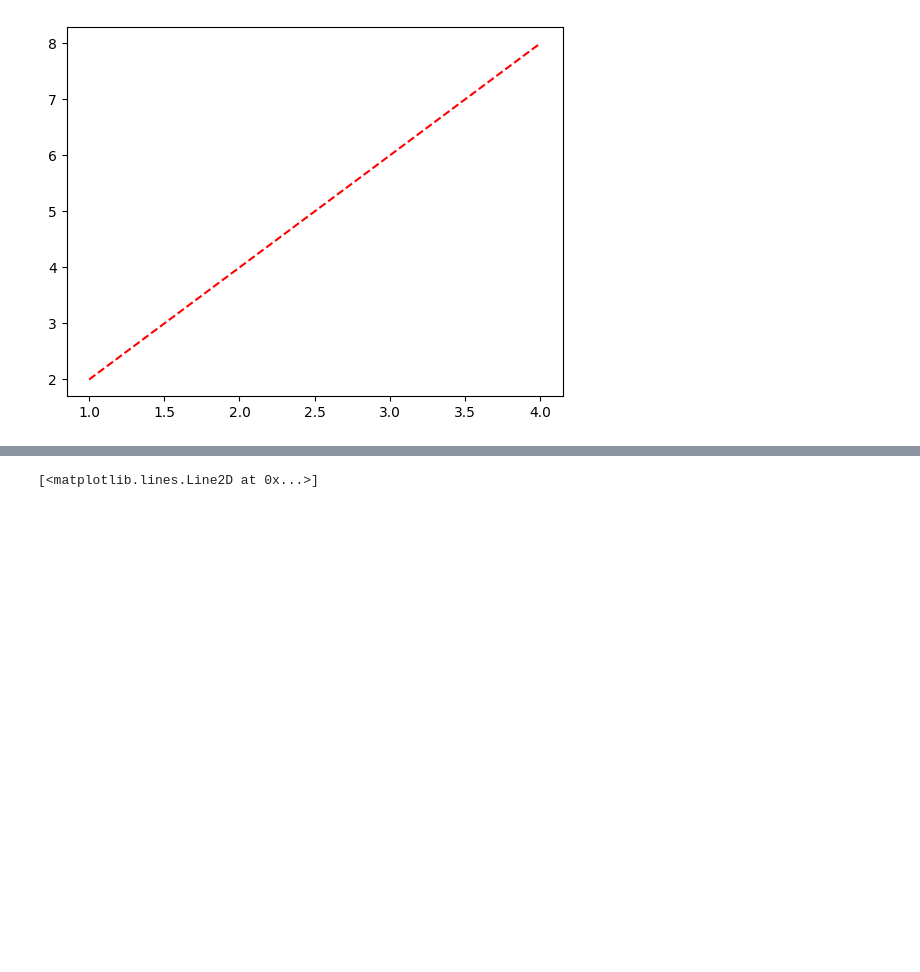
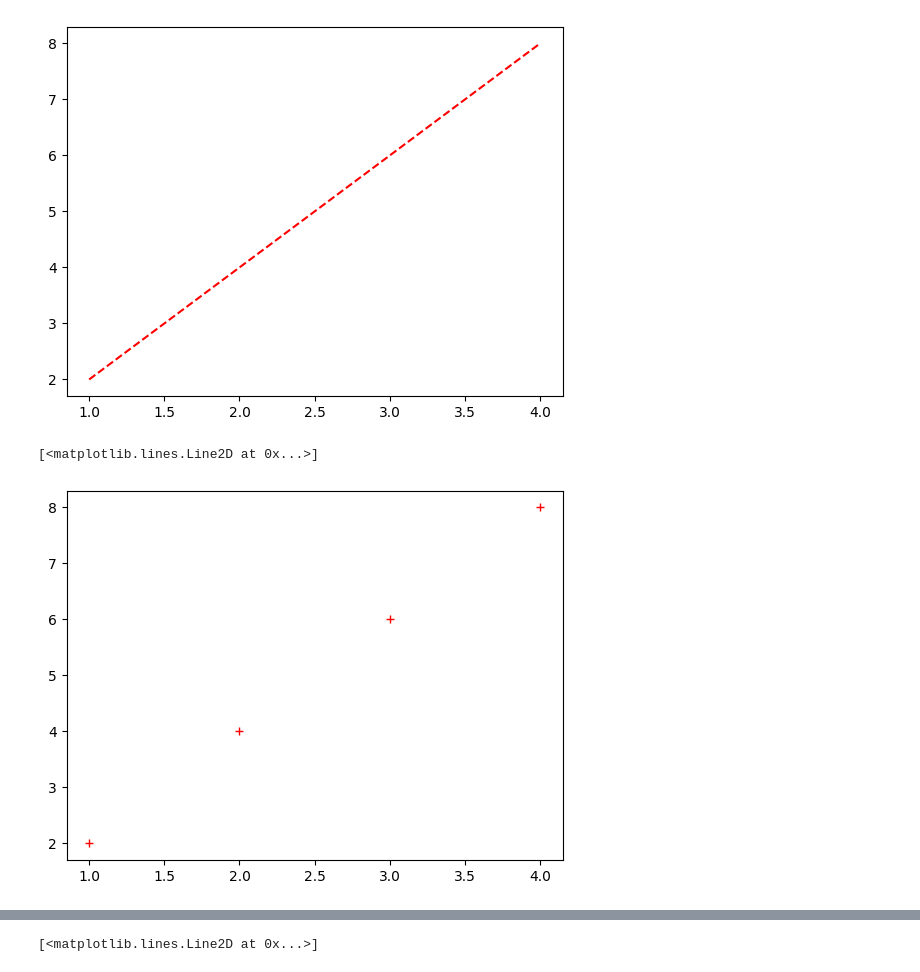
Before and after one commit to manasranjn/Helixion-2.0, a Jupyter notebook: matplotlib/first.ipynb, the cells around one changed output, grey strips where cells are left out. Saved outputs shown, nothing was run; the diff lists cells and outputs as text; code cells hidden in the pictures; blank space fills up the shorter version.

Commit message:
matplotlib

```diff
--- a/matplotlib/first.ipynb
+++ b/matplotlib/first.ipynb
@@ -23,3 +19,8 @@ plt.plot(x, y, color='r', linestyle='--')
 # %% [output]
 [<matplotlib.lines.Line2D at 0x...>]
 [figure]
+# %%
+plt.plot(x,y, 'r+')
+# %% [output]
+[<matplotlib.lines.Line2D at 0x...>]
+[figure, added]
```
Also changed, not shown: parts of 37 cells of this notebook, 2 other files.
